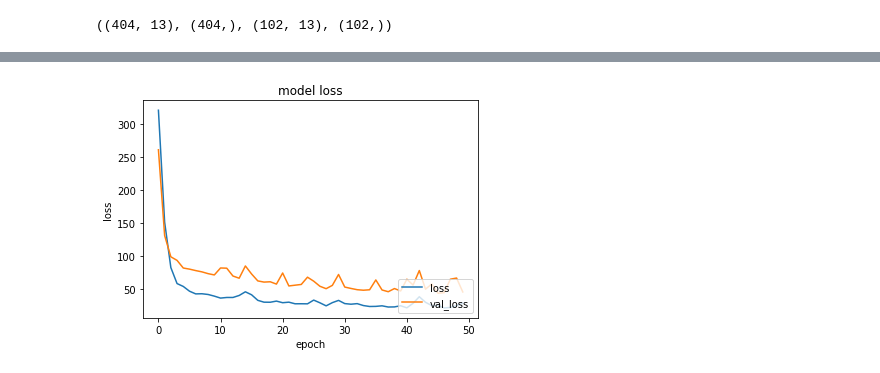
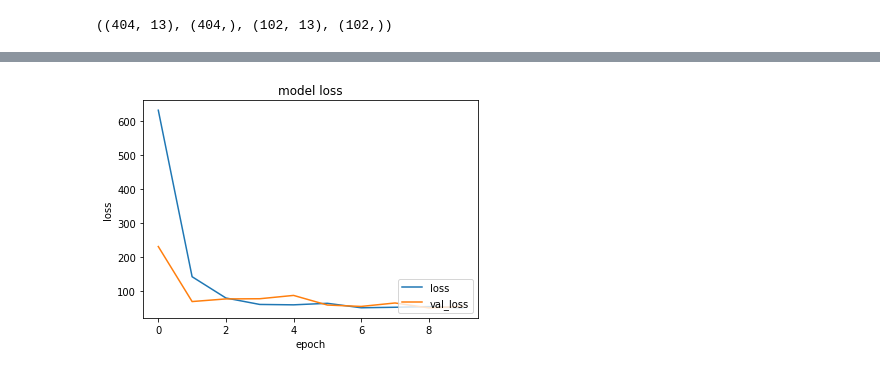
Before and after one commit to habroptilus/keras-tools, a Jupyter notebook: boston_housing.ipynb, the cells around one changed output, grey strips where cells are left out. Saved outputs shown, nothing was run; the diff lists cells and outputs as text; code cells hidden in the pictures.

```diff
--- a/boston_housing.ipynb
+++ b/boston_housing.ipynb
@@ -24,8 +29,8 @@ X_train.shape,y_train.shape,X_test.shape,y_test.shape
 # %% [output]
 ((404, 13), (404,), (102, 13), (102,))
-# %%
-INPUT_DIM=13
-RESULT_DIR=Path("result/boston")
+# %%
+from sklearn.model_selection import train_test_split
+X_train,X_valid,y_train,y_valid=train_test_split(X_train_val, y_train_val, test_size=VALID_RATE)
 # %%
-mlp=MLPRegressor(result_dir=RESULT_DIR,input_dim=INPUT_DIM,trained_epochs=50)
+mlp=MLPRegressor(result_dir=RESULT_DIR,input_dim=INPUT_DIM)
 # %% [output]
@@ -34,3 +40,3 @@ INFO:root:Loaded.
 # %%
-history=mlp.fit(X_train,y_train,epochs=50)
+history=mlp.fit(X_train,y_train,10,BATCH_SIZE,X_valid,y_valid)
 # %% [output]
@@ -38,5 +60,5 @@ INFO:root:This model has already been traiend up to 50 epochs
 # %%
-mlp.plot_history(epoch=50)
+mlp.plot_history(epoch=10)
 # %% [output]
-[figure, old version]
+[figure, new version]
 # %%
```
Also changed, not shown: parts of 6 cells of this notebook, 2 other files.
